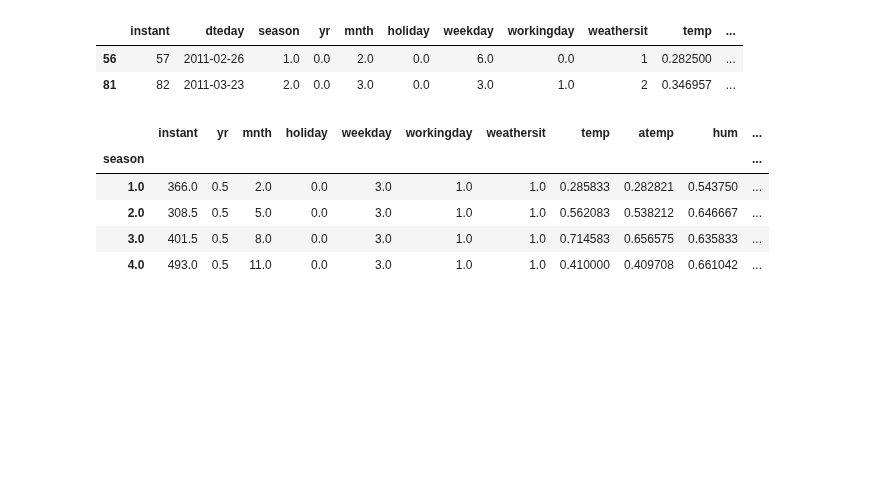
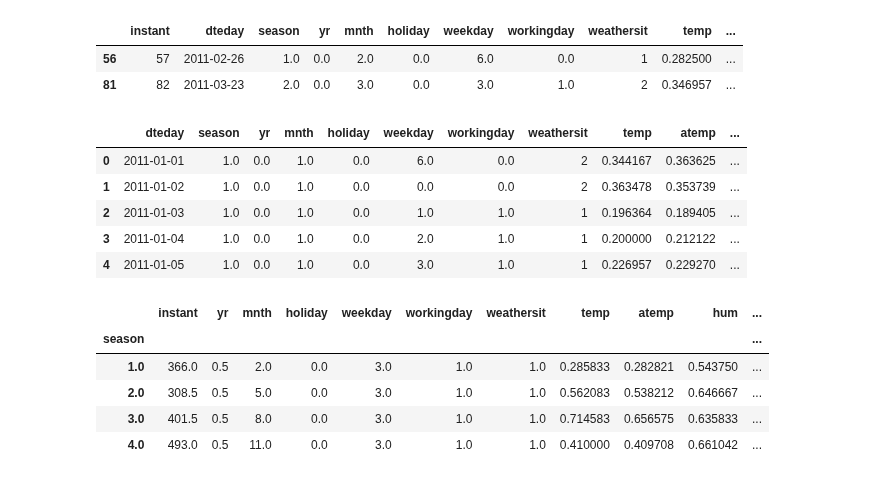
Before and after one commit to omdgit/Hands-On-Gradient-Boosting-with-XGBoost-and-Scikit-learn, a Jupyter notebook: Chapter01/Gradient_Boosting_in_Machine_Learning.ipynb, the cells around one changed output. Cells and saved outputs as stored; diff of their text form; code cells hidden in the pictures; blank space fills up the shorter version.

```diff
--- a/Chapter01/Gradient_Boosting_in_Machine_Learning.ipynb
+++ b/Chapter01/Gradient_Boosting_in_Machine_Learning.ipynb
@@ -166,6 +176,17 @@ df_bikes.iloc[[56, 81]]
 |  | instant | dteday | season | yr | mnth | holiday | weekday | workingday | weathersit | temp | ... |
 | 56 | 57 | 2011-02-26 | 1.0 | 0.0 | 2.0 | 0.0 | 6.0 | 0.0 | 1 | 0.282500 | ... |
 | 81 | 82 | 2011-03-23 | 2.0 | 0.0 | 3.0 | 0.0 | 3.0 | 1.0 | 2 | 0.346957 | ... |
+# %%
+# omd
+# sample of first 5; skip first column
+df_bikes.iloc[0:5,1:]
+# %% [output]
+|  | dteday | season | yr | mnth | holiday | weekday | workingday | weathersit | temp | atemp | ... |
+| 0 | 2011-01-01 | 1.0 | 0.0 | 1.0 | 0.0 | 6.0 | 0.0 | 2 | 0.344167 | 0.363625 | ... |
+| 1 | 2011-01-02 | 1.0 | 0.0 | 1.0 | 0.0 | 0.0 | 0.0 | 2 | 0.363478 | 0.353739 | ... |
+| 2 | 2011-01-03 | 1.0 | 0.0 | 1.0 | 0.0 | 1.0 | 1.0 | 1 | 0.196364 | 0.189405 | ... |
+| 3 | 2011-01-04 | 1.0 | 0.0 | 1.0 | 0.0 | 2.0 | 1.0 | 1 | 0.200000 | 0.212122 | ... |
+| 4 | 2011-01-05 | 1.0 | 0.0 | 1.0 | 0.0 | 3.0 | 1.0 | 1 | 0.226957 | 0.229270 | ... |
 # %%
 # Groupby season with median
 df_bikes.groupby(['season']).median()
```
Also changed, not shown: parts of 6 cells of this notebook.
